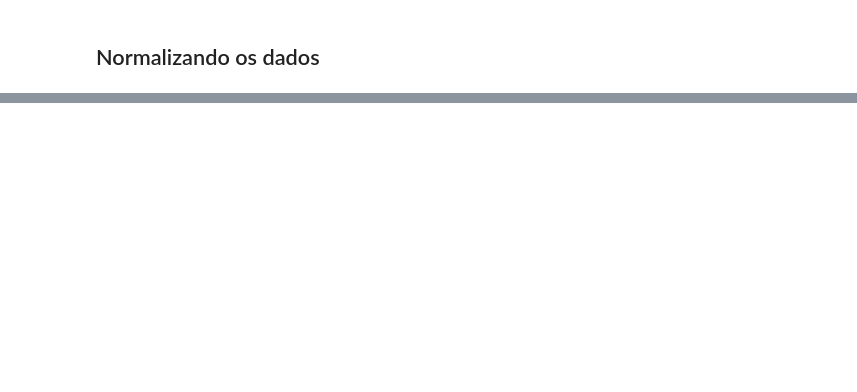
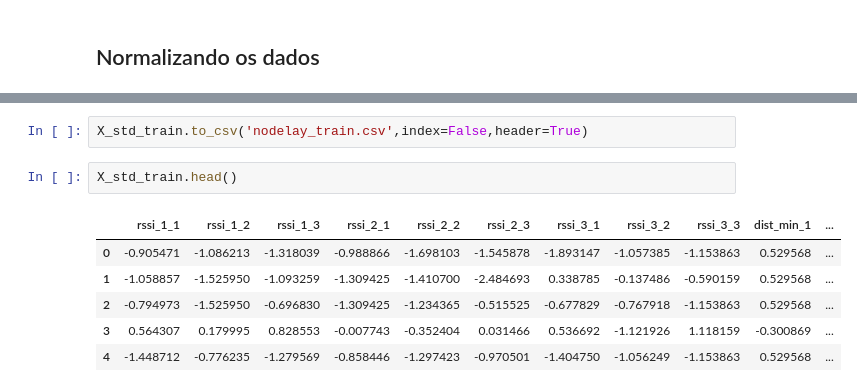
Before and after one commit to BiancaCarneiro/RSS-trilateration, a Jupyter notebook: notebooks/tratamento_dados.ipynb, the cells around one changed output, grey strips where cells are left out. Drawn from its saved outputs; the diff is of its cells as text; blank space fills up the shorter version.

```diff
--- a/notebooks/tratamento_dados.ipynb
+++ b/notebooks/tratamento_dados.ipynb
@@ -193,0 +231,11 @@ X_std_train.iloc[1:10]
+# %%
+X_std_train.to_csv('nodelay_train.csv',index=False,header=True)
+# %%
+X_std_train.head()
+# %% [output]
+|  | rssi_1_1 | rssi_1_2 | rssi_1_3 | rssi_2_1 | rssi_2_2 | rssi_2_3 | rssi_3_1 | rssi_3_2 | rssi_3_3 | dist_min_1 | ... |
+| 0 | -0.905471 | -1.086213 | -1.318039 | -0.988866 | -1.698103 | -1.545878 | -1.893147 | -1.057385 | -1.153863 | 0.529568 | ... |
+| 1 | -1.058857 | -1.525950 | -1.093259 | -1.309425 | -1.410700 | -2.484693 | 0.338785 | -0.137486 | -0.590159 | 0.529568 | ... |
+| 2 | -0.794973 | -1.525950 | -0.696830 | -1.309425 | -1.234365 | -0.515525 | -0.677829 | -0.767918 | -1.153863 | 0.529568 | ... |
+| 3 | 0.564307 | 0.179995 | 0.828553 | -0.007743 | -0.352404 | 0.031466 | 0.536692 | -1.121926 | 1.118159 | -0.300869 | ... |
+| 4 | -1.448712 | -0.776235 | -1.279569 | -0.858446 | -1.297423 | -0.970501 | -1.404750 | -1.056249 | -1.153863 | 0.529568 | ... |
```
Also changed, not shown: parts of 18 cells of this notebook, 18 other files.
